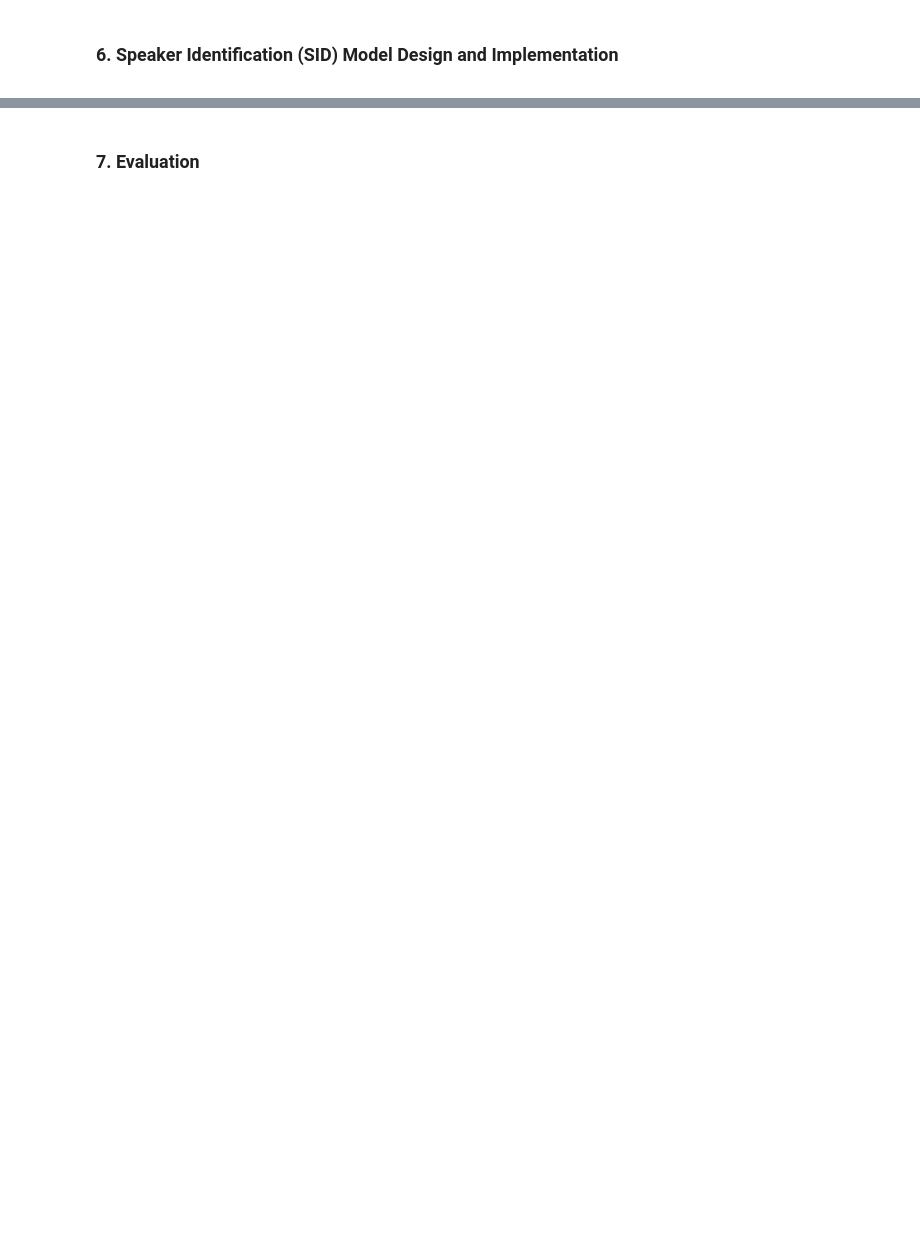
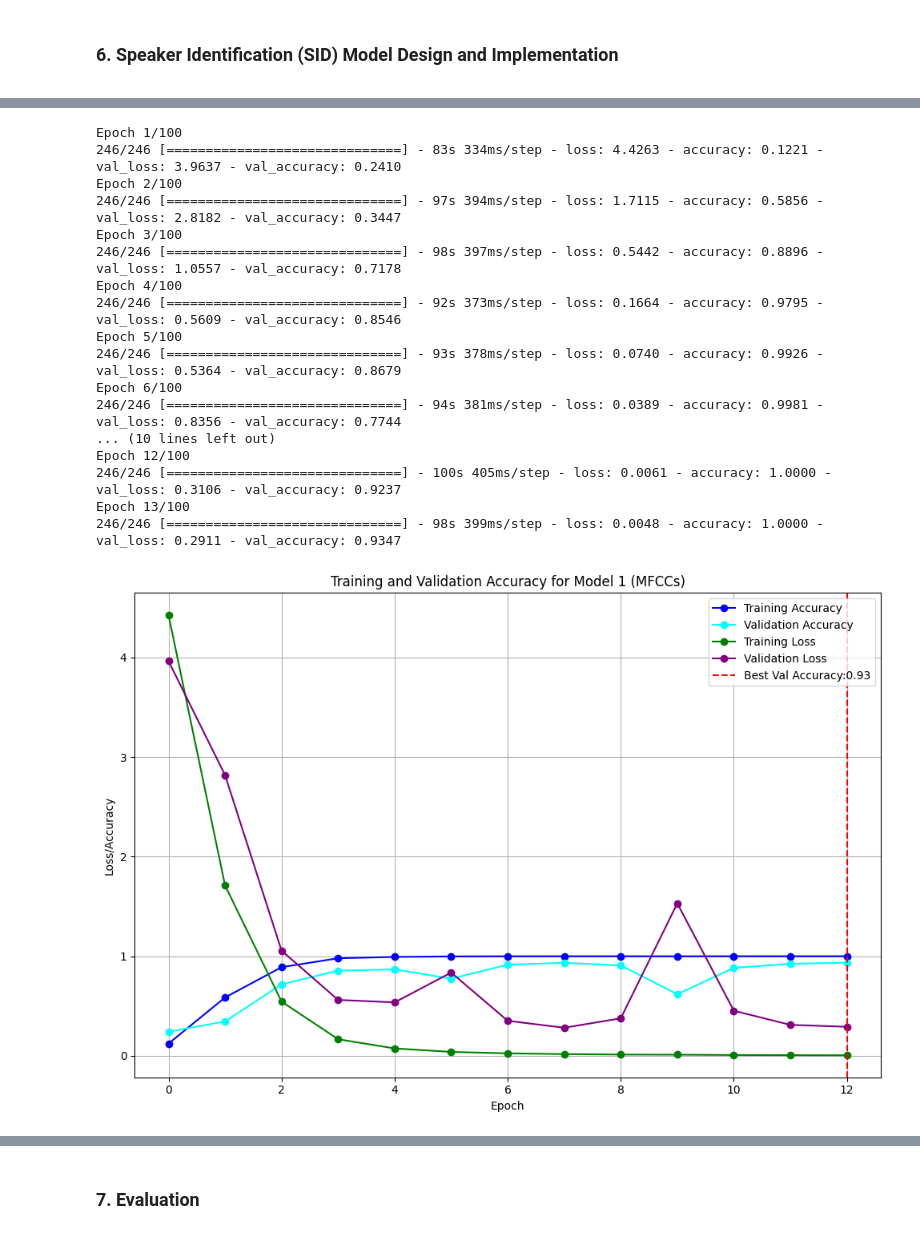
Before and after one commit to mbar0075/Speech-Technology, a Jupyter notebook: Assignment/App.ipynb, the cells around one changed output, grey strips where cells are left out. Saved outputs shown, nothing was run; the diff lists cells and outputs as text; code cells hidden in the pictures; blank space fills up the shorter version.

```diff
--- a/Assignment/App.ipynb
+++ b/Assignment/App.ipynb
@@ -432,2 +520,8 @@ y_test_encoded = to_categorical(y_test_encoded)
+# %%
+# Preparing the training, validation and testing sets in the format required by the model, and converting them to numpy arrays for the mel spectrogram
+x_train_mel, y_train_encoded_mel, x_val_mel, y_val_encoded_mel, x_test_mel, y_test_encoded_mel = encode_data(training_set_mel, validation_set_mel, testing_set_mel)
+
+# Preparing the training, validation and testing sets in the format required by the model, and converting them to numpy arrays for the MFCCs
+x_train_mfcc, y_train_encoded_mfcc, x_val_mfcc, y_val_encoded_mfcc, x_test_mfcc, y_test_encoded_mfcc = encode_data(training_set_mfcc, validation_set_mfcc, testing_set_mfcc)
 # %% [markdown]
 **<h3>6. Speaker Identification (SID) Model Design and Implementation</h3>**
@@ -434,6 +584,6 @@ y_test_encoded = to_categorical(y_test_encoded)
 # %%
-# Define and compile the model for speaker identification
-model = keras.Sequential([
+# Defining the model architecture
+model1 = keras.Sequential([
     keras.layers.Conv2D(32, (3, 3), activation='relu', input_shape=(128, 94, 1)),
     keras.layers.Conv2D(64, (3, 3), activation='relu'),
     keras.layers.MaxPooling2D(pool_size=(2, 2)),
@@ -443,21 +593,21 @@ model = keras.Sequential([
     keras.layers.LSTM(64, return_sequences=True),
     keras.layers.Flatten(),
     keras.layers.BatchNormalization(),
-    keras.layers.Dropout(0.3),  # Adjusted dropout rate
+    keras.layers.Dropout(0.3),
     keras.layers.Dense(NUM_CLASSES, activation='softmax')
 ])
 
-# Lower learning rate for optimization
-optimizer = keras.optimizers.Adam(learning_rate=0.0005)
+# Setting the optimizer
+optimizer1 = keras.optimizers.Adam(learning_rate=0.0005)
 
 # Early stopping callback
-early_stopping = keras.callbacks.EarlyStopping(monitor='val_loss', patience=5, restore_best_weights=True)
+early_stopping1 = keras.callbacks.EarlyStopping(monitor='val_loss', patience=5, restore_best_weights=True)
 
-# Compile the model
-model.compile(optimizer=optimizer,
+# Compiling the model
+model1.compile(optimizer=optimizer1,
               loss='categorical_crossentropy',
               metrics=['accuracy'])
 
-# Print model summary
-model.summary()
+# Printing the model summary
+model1.summary()
 # %% [output]
@@ -543,0 +913,28 @@ plot_curves(history, 'accuracy', 'Training and Validation Accuracy')
+# %%
+# Training model 1 on the MFCCs
+history = model1.fit(x_train_mfcc, y_train_encoded_mfcc, validation_data=(x_val_mfcc, y_val_encoded_mfcc), epochs=100, batch_size=32, callbacks=[early_stopping1])
+
+# Saving the model
+model1.save('model1_mfcc.h5')
+
+# Plotting the training and validation curves
+plot_curves(history, 'accuracy', 'Training and Validation Accuracy for Model 1 (MFCCs)', do_save=True, save_path='model1_mfcc_accuracy.png')
+# %% [output]
+Epoch 1/100
+246/246 [==============================] - 83s 334ms/step - loss: 4.4263 - accuracy: 0.1221 - val_loss: 3.9637 - val_accuracy: 0.2410
+Epoch 2/100
+246/246 [==============================] - 97s 394ms/step - loss: 1.7115 - accuracy: 0.5856 - val_loss: 2.8182 - val_accuracy: 0.3447
+Epoch 3/100
+246/246 [==============================] - 98s 397ms/step - loss: 0.5442 - accuracy: 0.8896 - val_loss: 1.0557 - val_accuracy: 0.7178
+Epoch 4/100
+246/246 [==============================] - 92s 373ms/step - loss: 0.1664 - accuracy: 0.9795 - val_loss: 0.5609 - val_accuracy: 0.8546
+Epoch 5/100
+246/246 [==============================] - 93s 378ms/step - loss: 0.0740 - accuracy: 0.9926 - val_loss: 0.5364 - val_accuracy: 0.8679
+Epoch 6/100
+246/246 [==============================] - 94s 381ms/step - loss: 0.0389 - accuracy: 0.9981 - val_loss: 0.8356 - val_accuracy: 0.7744
+... (10 lines left out)
+Epoch 12/100
+246/246 [==============================] - 100s 405ms/step - loss: 0.0061 - accuracy: 1.0000 - val_loss: 0.3106 - val_accuracy: 0.9237
+Epoch 13/100
+246/246 [==============================] - 98s 399ms/step - loss: 0.0048 - accuracy: 1.0000 - val_loss: 0.2911 - val_accuracy: 0.9347
+[figure, added]
```
Also changed, not shown: parts of 69 cells of this notebook, 37 other files.
